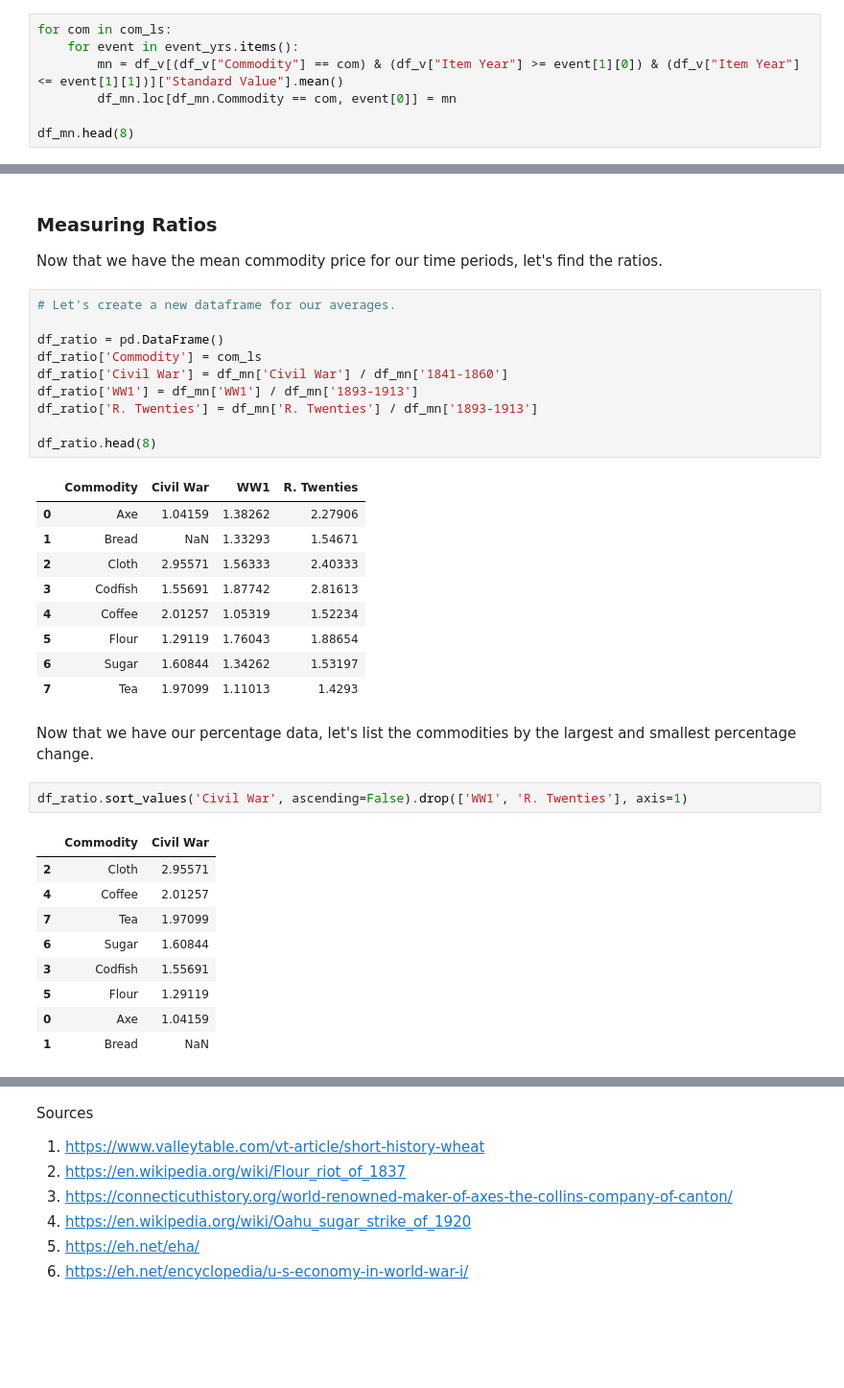
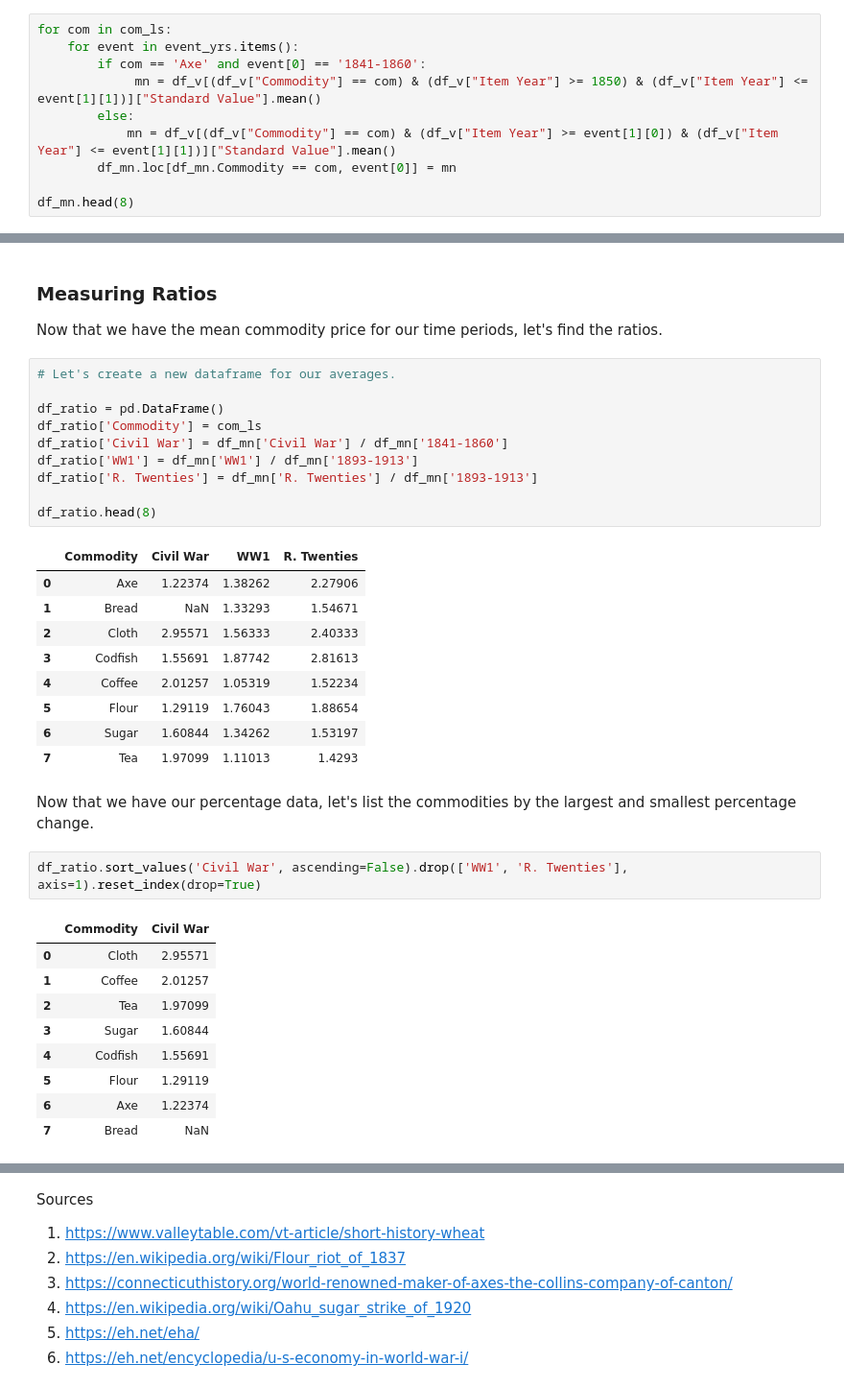
Before and after one commit to Meadosc/commodity_case_study, a Jupyter notebook: main.ipynb, the cells around one changed output, grey strips where cells are left out. Shown at 96% size. Saved outputs shown, nothing was run; the diff lists cells and outputs as text; blank space fills up the shorter version.

```diff
--- a/main.ipynb
+++ b/main.ipynb
@@ -251,7 +250,10 @@ df_mn['Commodity'] = com_ls
 # %%
 for com in com_ls:
     for event in event_yrs.items():
-        mn = df_v[(df_v["Commodity"] == com) & (df_v["Item Year"] >= event[1][0]) & (df_v["Item Year"] <= event[1][1])]["Standard Value"].mean()
+        if com == 'Axe' and event[0] == '1841-1860':
+             mn = df_v[(df_v["Commodity"] == com) & (df_v["Item Year"] >= 1850) & (df_v["Item Year"] <= event[1][1])]["Standard Value"].mean()
+        else:
+            mn = df_v[(df_v["Commodity"] == com) & (df_v["Item Year"] >= event[1][0]) & (df_v["Item Year"] <= event[1][1])]["Standard Value"].mean()
         df_mn.loc[df_mn.Commodity == com, event[0]] = mn
 
 df_mn.head(8)
@@ -281,7 +283,7 @@ df_ratio['R. Twenties'] = df_mn['R. Twenties'] / df_mn['1893-1913']
 df_ratio.head(8)
 # %% [output]
 |  | Commodity | Civil War | WW1 | R. Twenties |
-| 0 | Axe | 1.04159 | 1.38262 | 2.27906 |
+| 0 | Axe | 1.22374 | 1.38262 | 2.27906 |
 | 1 | Bread | NaN | 1.33293 | 1.54671 |
 | 2 | Cloth | 2.95571 | 1.56333 | 2.40333 |
 | 3 | Codfish | 1.55691 | 1.87742 | 2.81613 |
@@ -292,15 +294,15 @@ df_ratio.head(8)
 # %% [markdown]
 Now that we have our percentage data, let's list the commodities by the largest and smallest percentage change.
 # %%
-df_ratio.sort_values('Civil War', ascending=False).drop(['WW1', 'R. Twenties'], axis=1)
+df_ratio.sort_values('Civil War', ascending=False).drop(['WW1', 'R. Twenties'], axis=1).reset_index(drop=True)
 # %% [output]
 |  | Commodity | Civil War |
-| 2 | Cloth | 2.95571 |
-| 4 | Coffee | 2.01257 |
-| 7 | Tea | 1.97099 |
-| 6 | Sugar | 1.60844 |
-| 3 | Codfish | 1.55691 |
+| 0 | Cloth | 2.95571 |
+| 1 | Coffee | 2.01257 |
+| 2 | Tea | 1.97099 |
+| 3 | Sugar | 1.60844 |
+| 4 | Codfish | 1.55691 |
 | 5 | Flour | 1.29119 |
-| 0 | Axe | 1.04159 |
-| 1 | Bread | NaN |
+| 6 | Axe | 1.22374 |
+| 7 | Bread | NaN |
 # %%
```
Also changed, not shown: parts of 9 cells of this notebook.
